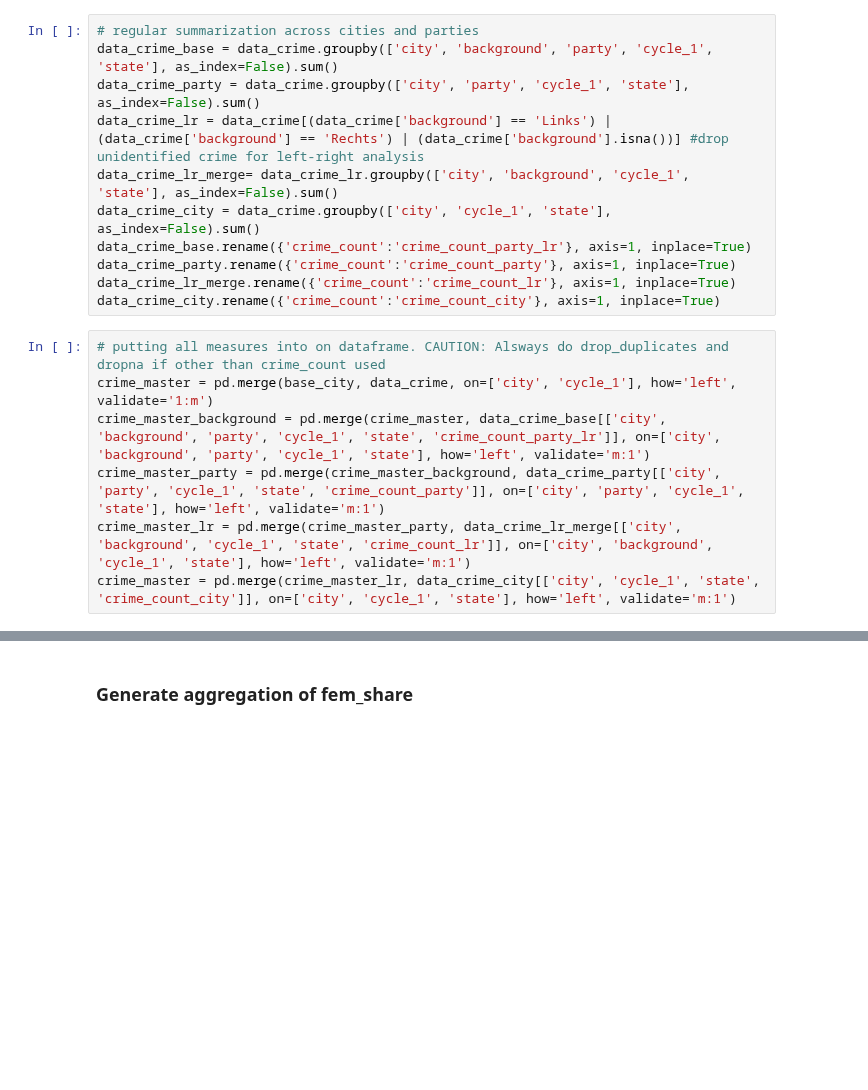
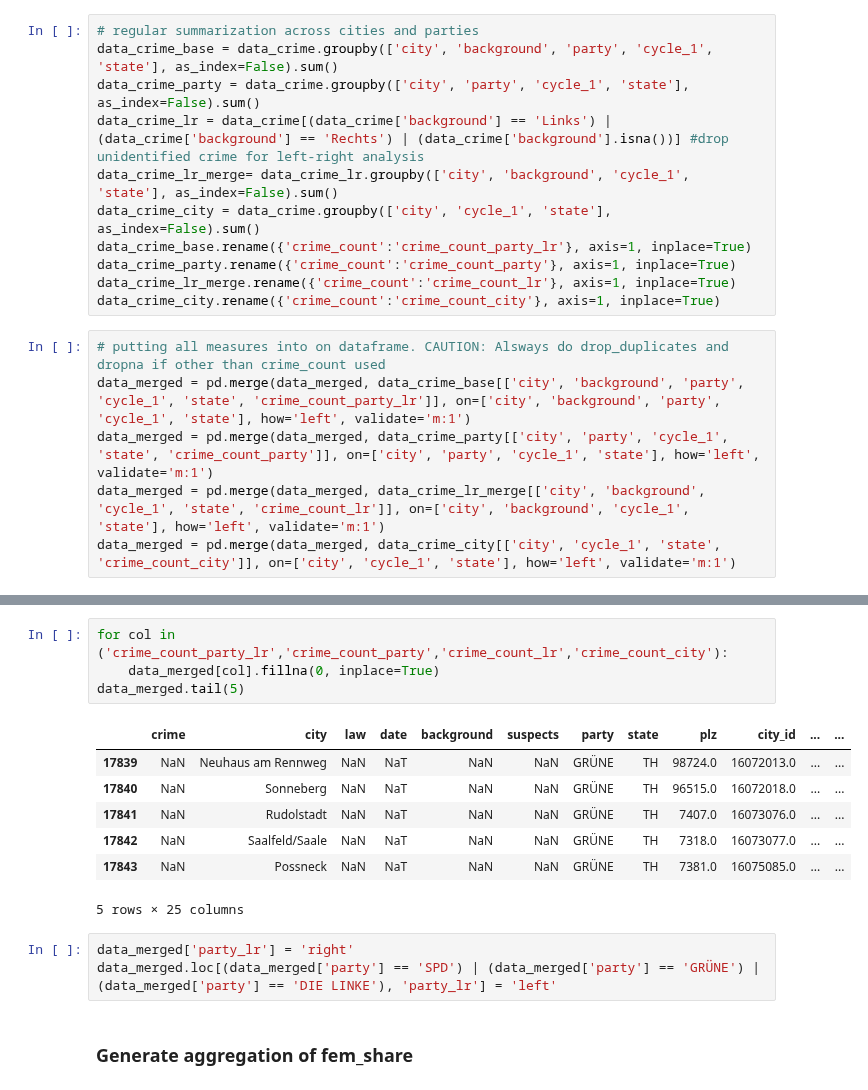
Before and after one commit to mariusgruenewald/pol_viol, a Jupyter notebook: merging_data.ipynb, the cells around one changed output, grey strips where cells are left out. Cells and saved outputs as stored; diff of their text form; blank space fills up the shorter version.

```diff
--- a/merging_data.ipynb
+++ b/merging_data.ipynb
@@ -151,8 +187,7 @@ data_crime_lr_merge.rename({'crime_count':'crime_count_lr'}, axis=1, inplace=Tru
 data_crime_city.rename({'crime_count':'crime_count_city'}, axis=1, inplace=True)
 # %%
 # putting all measures into on dataframe. CAUTION: Alsways do drop_duplicates and dropna if other than crime_count used
-crime_master = pd.merge(base_city, data_crime, on=['city', 'cycle_1'], how='left', validate='1:m')
-crime_master_background = pd.merge(crime_master, data_crime_base[['city', 'background', 'party', 'cycle_1', 'state', 'crime_count_party_lr']], on=['city', 'background', 'party', 'cycle_1', 'state'], how='left', validate='m:1')
-crime_master_party = pd.merge(crime_master_background, data_crime_party[['city', 'party', 'cycle_1', 'state', 'crime_count_party']], on=['city', 'party', 'cycle_1', 'state'], how='left', validate='m:1')
-crime_master_lr = pd.merge(crime_master_party, data_crime_lr_merge[['city', 'background', 'cycle_1', 'state', 'crime_count_lr']], on=['city', 'background', 'cycle_1', 'state'], how='left', validate='m:1')
-crime_master = pd.merge(crime_master_lr, data_crime_city[['city', 'cycle_1', 'state', 'crime_count_city']], on=['city', 'cycle_1', 'state'], how='left', validate='m:1')
+data_merged = pd.merge(data_merged, data_crime_base[['city', 'background', 'party', 'cycle_1', 'state', 'crime_count_party_lr']], on=['city', 'background', 'party', 'cycle_1', 'state'], how='left', validate='m:1')
+data_merged = pd.merge(data_merged, data_crime_party[['city', 'party', 'cycle_1', 'state', 'crime_count_party']], on=['city', 'party', 'cycle_1', 'state'], how='left', validate='m:1')
+data_merged = pd.merge(data_merged, data_crime_lr_merge[['city', 'background', 'cycle_1', 'state', 'crime_count_lr']], on=['city', 'background', 'cycle_1', 'state'], how='left', validate='m:1')
+data_merged = pd.merge(data_merged, data_crime_city[['city', 'cycle_1', 'state', 'crime_count_city']], on=['city', 'cycle_1', 'state'], how='left', validate='m:1')
@@ -179,2 +194,17 @@ crime_master
+# %%
+for col in ('crime_count_party_lr','crime_count_party','crime_count_lr','crime_count_city'):
+    data_merged[col].fillna(0, inplace=True)
+data_merged.tail(5)
+# %% [output]
+|  | crime | city | law | date | background | suspects | party | state | plz | city_id | ... | ... |
+| 17839 | NaN | Neuhaus am Rennweg | NaN | NaT | NaN | NaN | GRÜNE | TH | 98724.0 | 16072013.0 | ... | ... |
+| 17840 | NaN | Sonneberg | NaN | NaT | NaN | NaN | GRÜNE | TH | 96515.0 | 16072018.0 | ... | ... |
+| 17841 | NaN | Rudolstadt | NaN | NaT | NaN | NaN | GRÜNE | TH | 7407.0 | 16073076.0 | ... | ... |
+| 17842 | NaN | Saalfeld/Saale | NaN | NaT | NaN | NaN | GRÜNE | TH | 7318.0 | 16073077.0 | ... | ... |
+| 17843 | NaN | Possneck | NaN | NaT | NaN | NaN | GRÜNE | TH | 7381.0 | 16075085.0 | ... | ... |
+5 rows × 25 columns
+# %%
+data_merged['party_lr'] = 'right'
+data_merged.loc[(data_merged['party'] == 'SPD') | (data_merged['party'] == 'GRÜNE') | (data_merged['party'] == 'DIE LINKE'), 'party_lr'] = 'left'
 # %% [markdown]
 ### Generate aggregation of fem_share
```
Also changed, not shown: parts of 32 cells of this notebook, 3 other files.
